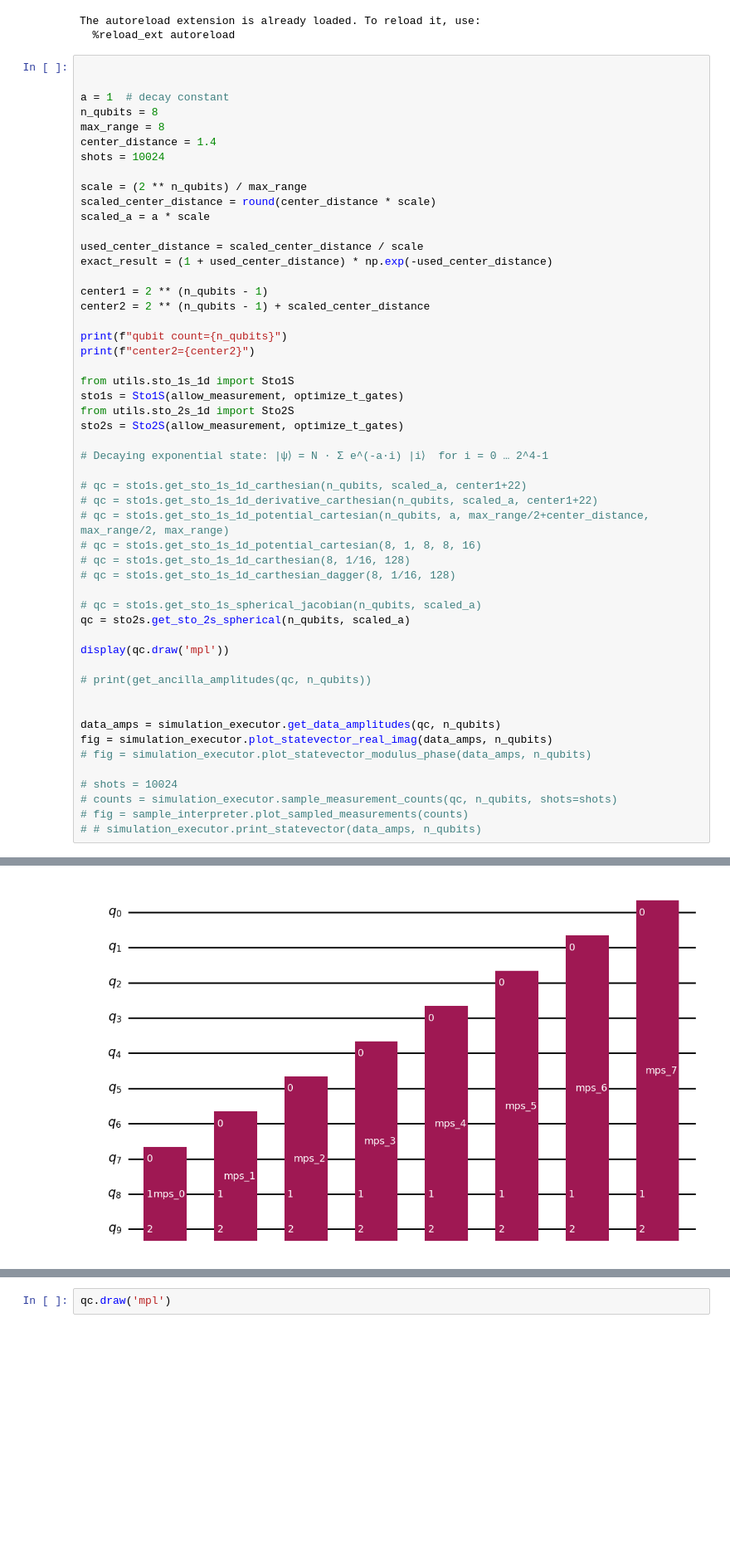
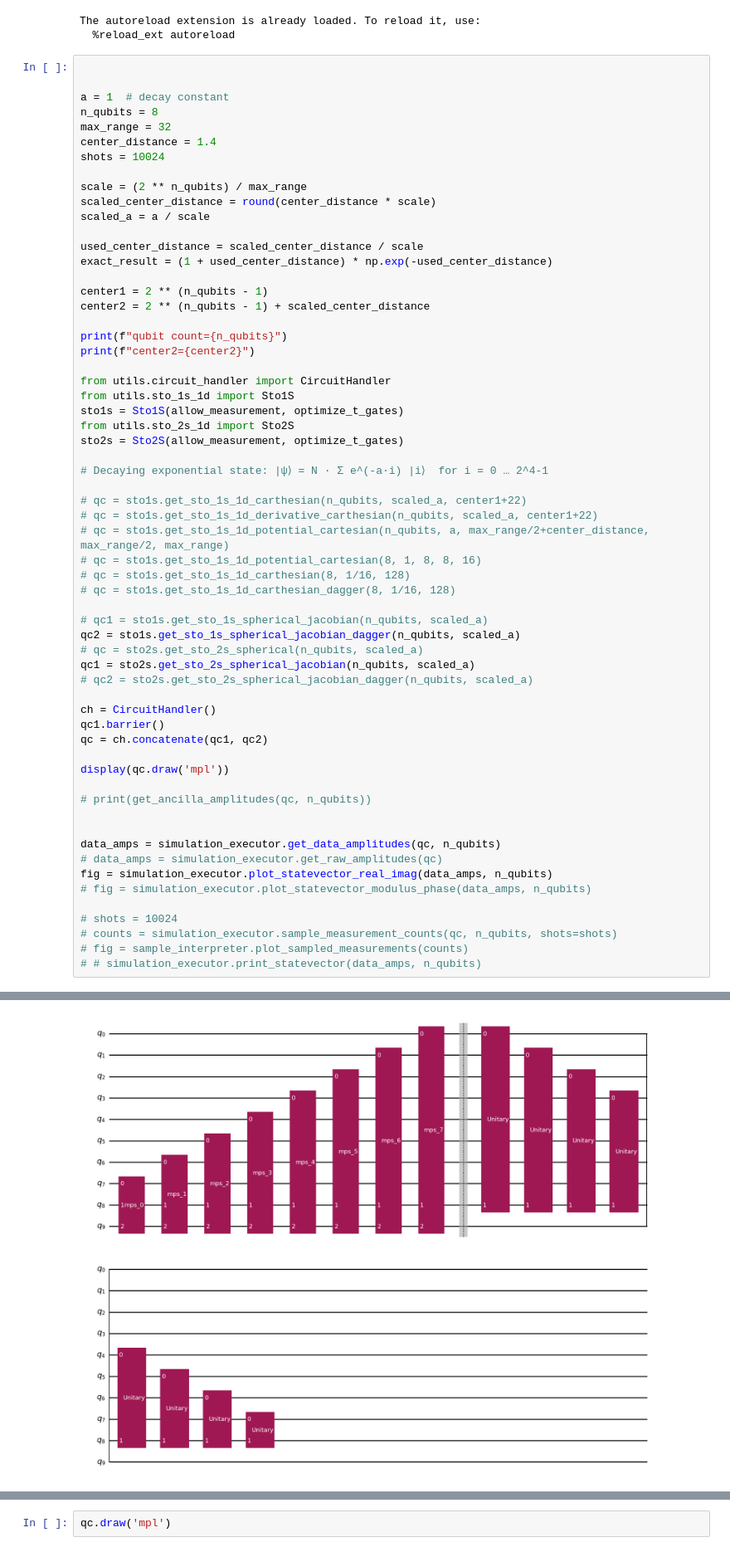
Before and after one commit to sorin-bolos/QuantumComputingResearch, a Jupyter notebook: STOsInMoleculeSymulations/STOs1DCircuits.ipynb, the cells around one changed output, grey strips where cells are left out. Shown at 83% size. Saved outputs shown, nothing was run; the diff lists cells and outputs as text; blank space fills up the shorter version.

```diff
--- a/STOsInMoleculeSymulations/STOs1DCircuits.ipynb
+++ b/STOsInMoleculeSymulations/STOs1DCircuits.ipynb
@@ -64,13 +64,13 @@ The autoreload extension is already loaded. To reload it, use:
 
 a = 1  # decay constant
 n_qubits = 8
-max_range = 8
+max_range = 32
 center_distance = 1.4
 shots = 10024
 
 scale = (2 ** n_qubits) / max_range
 scaled_center_distance = round(center_distance * scale)
-scaled_a = a * scale
+scaled_a = a / scale
 
 used_center_distance = scaled_center_distance / scale
 exact_result = (1 + used_center_distance) * np.exp(-used_center_distance)
@@ -81,6 +81,7 @@ center2 = 2 ** (n_qubits - 1) + scaled_center_distance
 print(f"qubit count={n_qubits}")
 print(f"center2={center2}")
 
+from utils.circuit_handler import CircuitHandler
 from utils.sto_1s_1d import Sto1S
 sto1s = Sto1S(allow_measurement, optimize_t_gates)
 from utils.sto_2s_1d import Sto2S
@@ -95,8 +96,15 @@ sto2s = Sto2S(allow_measurement, optimize_t_gates)
 # qc = sto1s.get_sto_1s_1d_carthesian(8, 1/16, 128)
 # qc = sto1s.get_sto_1s_1d_carthesian_dagger(8, 1/16, 128)
 
-# qc = sto1s.get_sto_1s_spherical_jacobian(n_qubits, scaled_a)
-qc = sto2s.get_sto_2s_spherical(n_qubits, scaled_a)
+# qc1 = sto1s.get_sto_1s_spherical_jacobian(n_qubits, scaled_a)
+qc2 = sto1s.get_sto_1s_spherical_jacobian_dagger(n_qubits, scaled_a)
+# qc = sto2s.get_sto_2s_spherical(n_qubits, scaled_a)
+qc1 = sto2s.get_sto_2s_spherical_jacobian(n_qubits, scaled_a)
+# qc2 = sto2s.get_sto_2s_spherical_jacobian_dagger(n_qubits, scaled_a)
+
+ch = CircuitHandler()
+qc1.barrier()
+qc = ch.concatenate(qc1, qc2)
 
 display(qc.draw('mpl'))
 
@@ -104,6 +112,7 @@ display(qc.draw('mpl'))
 
 
 data_amps = simulation_executor.get_data_amplitudes(qc, n_qubits)
+# data_amps = simulation_executor.get_raw_amplitudes(qc)
 fig = simulation_executor.plot_statevector_real_imag(data_amps, n_qubits)
 # fig = simulation_executor.plot_statevector_modulus_phase(data_amps, n_qubits)
 
@@ -117 +126 @@ center2=173
-[figure, old version]
+[figure, new version]
```
Also changed, not shown: parts of 2 cells of this notebook, 5 other files.
